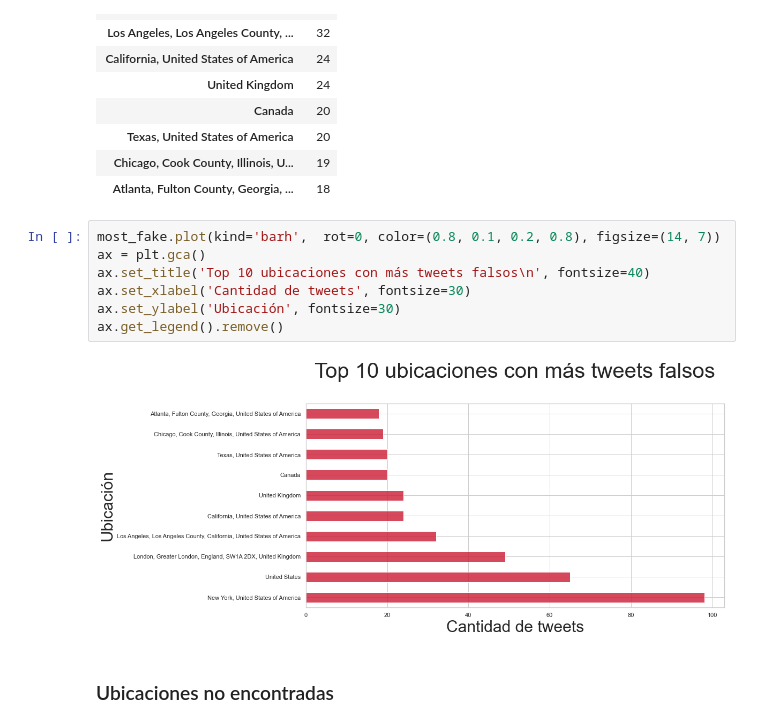
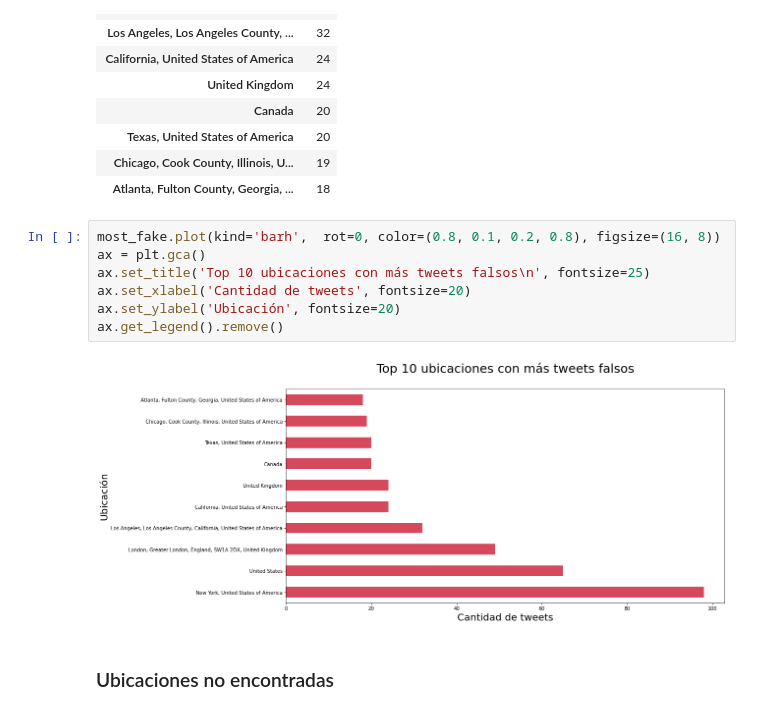
Before and after one commit to milemarchese/OrganizacionDeDatos, a Jupyter notebook: Análisis Exploratorio.ipynb, the cells around one changed output. Saved outputs shown, nothing was run; the diff lists cells and outputs as text.

```diff
--- a/Análisis Exploratorio.ipynb
+++ b/Análisis Exploratorio.ipynb
@@ -952,14 +956,14 @@ most_fake
 | Chicago, Cook County, Illinois, U... | 19 |
 | Atlanta, Fulton County, Georgia, ... | 18 |
 # %%
-most_fake.plot(kind='barh',  rot=0, color=(0.8, 0.1, 0.2, 0.8), figsize=(14, 7))
+most_fake.plot(kind='barh',  rot=0, color=(0.8, 0.1, 0.2, 0.8), figsize=(16, 8))
 ax = plt.gca()
-ax.set_title('Top 10 ubicaciones con más tweets falsos\n', fontsize=40)
-ax.set_xlabel('Cantidad de tweets', fontsize=30)
-ax.set_ylabel('Ubicación', fontsize=30)
+ax.set_title('Top 10 ubicaciones con más tweets falsos\n', fontsize=25)
+ax.set_xlabel('Cantidad de tweets', fontsize=20)
+ax.set_ylabel('Ubicación', fontsize=20)
 ax.get_legend().remove()
 # %% [output]
-[figure, old version]
+[figure, new version]
 # %% [markdown]
 ### Ubicaciones no encontradas
 # %%
```
Also changed, not shown: parts of 16 cells of this notebook, 7 other files.
